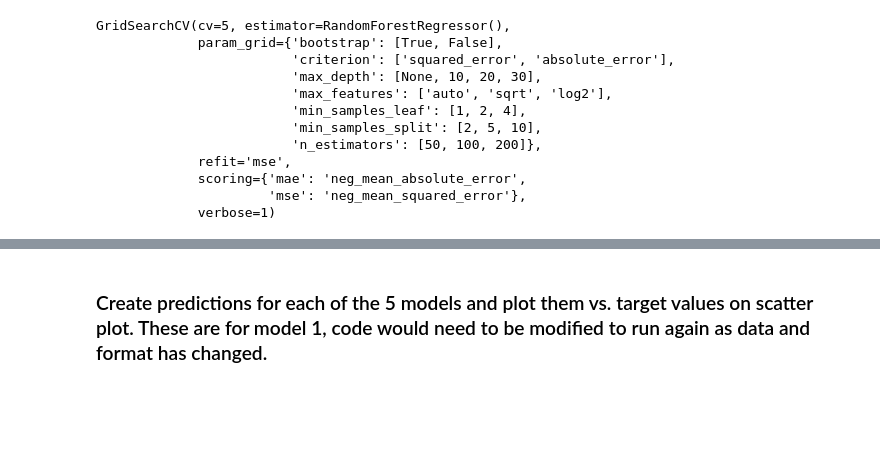
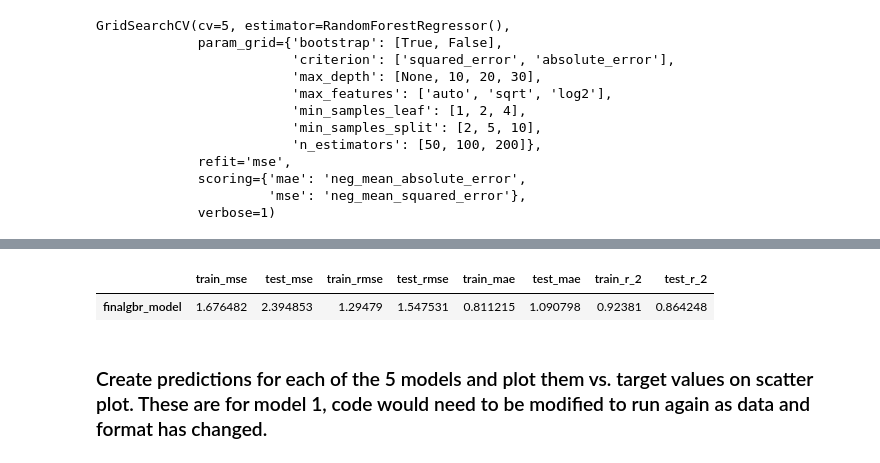
Before and after one commit to York-Solutions-B2E/luke-sands-aml-student-regression, a Jupyter notebook: Student_Project.ipynb, the cells around one changed output, grey strips where cells are left out. Drawn from its saved outputs; the diff is of its cells as text; code cells hidden in the pictures; blank space fills up the shorter version.

```diff
--- a/Student_Project.ipynb
+++ b/Student_Project.ipynb
@@ -1590,0 +1650,18 @@ bonus_model_df
+# %%
+#Gradient Boost Deep Search
+random_state=42
+gbr1
+scorer = {'mse':'neg_mean_squared_error','mae':'neg_mean_absolute_error'}
+param_grid = {
+    'n_estimators': [50, 100, 200],
+    'learning_rate': [0.01, 0.1, 0.2],
+    'max_depth': [3, 5, 7],
+    'min_samples_split': [2, 5, 10],
+    'min_samples_leaf': [1, 2, 4],
+    'subsample': [0.8, 0.9, 1.0],
+}
+
+gbr1_tuned = GridSearchCV(gbr1,cv=5,param_grid=param_grid, refit = 'mse', scoring = scorer, verbose=1)
+
+# Fit the grid search
+gbr1_tuned.fit(X_train, y_train)
@@ -1591,3 +1680,31 @@ bonus_model_df
+# %%
+#Save 1 best estimator from gridsearch
+finalgbr_model = gbr1_tuned.best_estimator_
+# %%
+model_list = [finalgbr_model]#,final_model,final_model,final_model,final_model]
+# Initalize list of models scores
+scores = []
+# Store model scores in list of lists
+for i in model_list:
+    trainpreds = i.predict(X_train)
+    testpreds = i.predict(X_test)
+    train_mse = mean_squared_error(y_train, trainpreds)
+    test_mse = mean_squared_error(y_test, testpreds)
+    train_rmse = (train_mse**0.5)
+    test_rmse = (test_mse**0.5)
+    train_mae = mean_absolute_error(y_train, trainpreds)
+    test_mae = mean_absolute_error(y_test, testpreds)
+    train_r_2 = r2_score(y_train,trainpreds)
+    test_r_2 = r2_score(y_test,testpreds)
+    scores.append([train_mse,test_mse,train_rmse,test_rmse,train_mae,test_mae,train_r_2,test_r_2])
+# Make dataframe of scores by model
+finalgbr_model_df = pd.DataFrame(scores, index=["finalgbr_model"],
+                         columns=["train_mse","test_mse","train_rmse","test_rmse",
+                                  "train_mae","test_mae","train_r_2","test_r_2"])
+finalgbr_model_df
+# %% [output]
+|  | train_mse | test_mse | train_rmse | test_rmse | train_mae | test_mae | train_r_2 | test_r_2 |
+| finalgbr_model | 1.676482 | 2.394853 | 1.29479 | 1.547531 | 0.811215 | 1.090798 | 0.92381 | 0.864248 |
 # %% [markdown]
 ### Create predictions for each of the 5 models and plot them vs. target values on scatter plot.  These are for model 1, code would need to be modified to run again as data and format has changed.
 # %%
```
Also changed, not shown: parts of 10 cells of this notebook.
